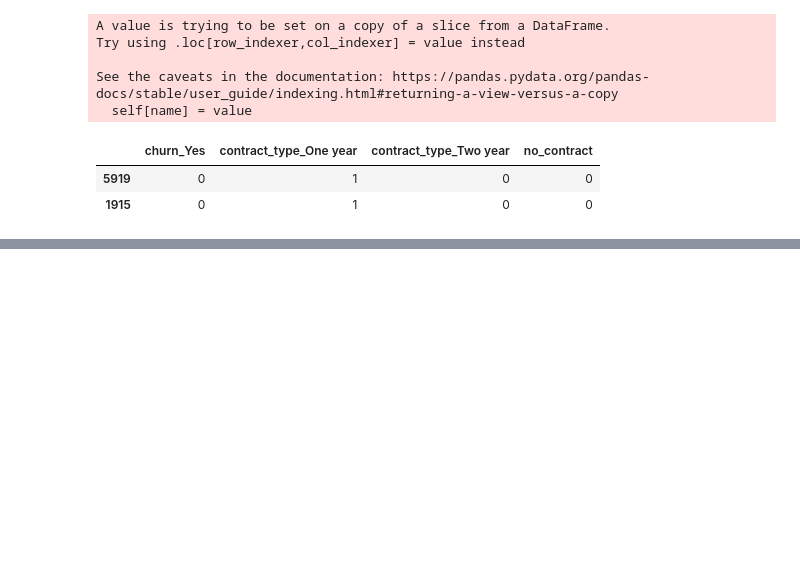
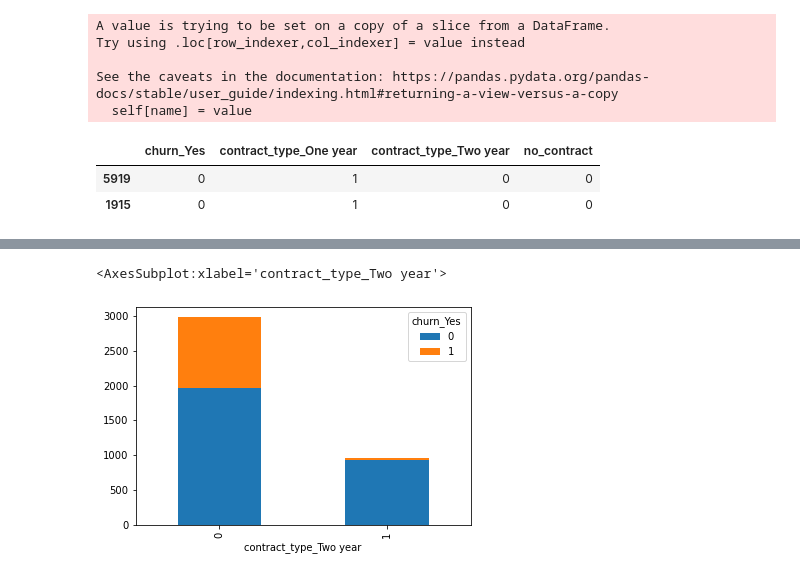
Before and after one commit to watermanbrandyn/classification_project, a Jupyter notebook: classification_workbook.ipynb, the cells around one changed output, grey strips where cells are left out. Drawn from its saved outputs; the diff is of its cells as text; code cells hidden in the pictures; blank space fills up the shorter version.

```diff
--- a/classification_workbook.ipynb
+++ b/classification_workbook.ipynb
@@ -548,0 +579,6 @@ contract_cross = pd.crosstab(, train_contract.churn_Yes)
+# %%
+contract_cross2 = pd.crosstab(train_contract['contract_type_Two year'], train_contract.churn_Yes)
+contract_cross2.plot(kind='bar', stacked=True)
+# %% [output]
+<AxesSubplot:xlabel='contract_type_Two year'>
+[figure, added]
```
Also changed, not shown: parts of 32 cells of this notebook.
